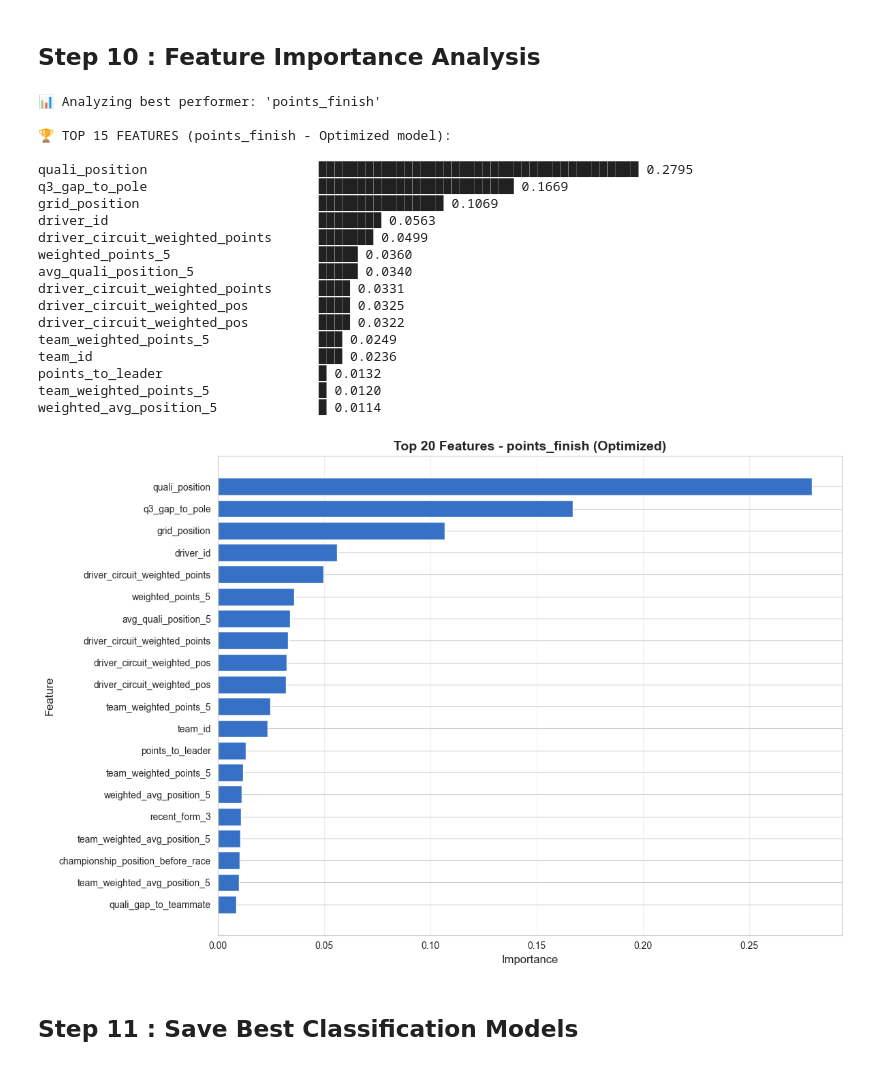
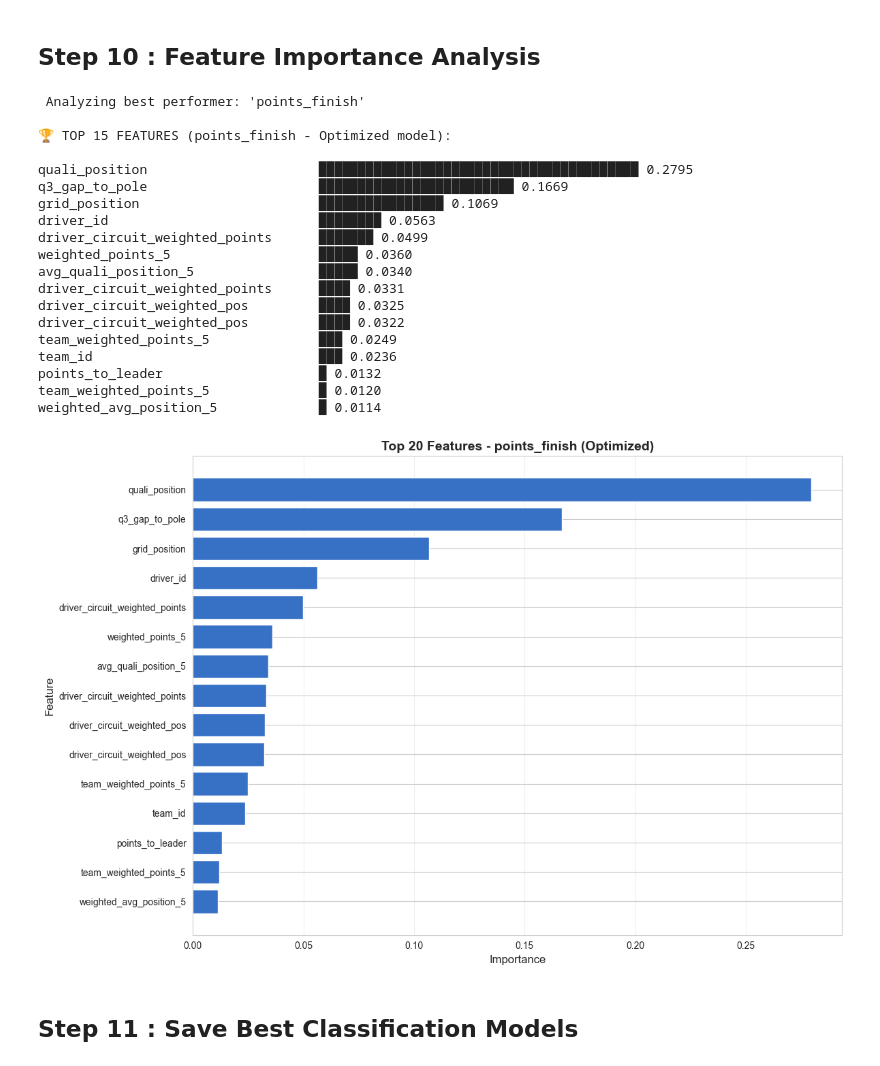
Before and after one commit to saumyashah0510/f1-prediction-hub, a Jupyter notebook: ml/notebooks/04_train_random_forest_classification_optimized.ipynb, the cells around one changed output. Cells and saved outputs as stored; diff of their text form; code cells hidden in the pictures.

Commit message:
completed rf classification

```diff
--- a/ml/notebooks/04_train_random_forest_classification_optimized.ipynb
+++ b/ml/notebooks/04_train_random_forest_classification_optimized.ipynb
@@ -113,7 +106,7 @@ for target in classification_targets:
 ## Step 4 : Define Evaluation Function
 # %%
 def calculate_classification_metrics(y_true, y_pred, y_prob=None, weights=None):
-    """Calculate classification metrics"""
+
     acc = accuracy_score(y_true, y_pred, sample_weight=weights)
     prec = precision_score(y_true, y_pred, sample_weight=weights, zero_division=0)
     rec = recall_score(y_true, y_pred, sample_weight=weights, zero_division=0)
@@ -129,7 +122,7 @@ def calculate_classification_metrics(y_true, y_pred, y_prob=None, weights=None):
     }
 
 def find_optimal_threshold(y_true, y_prob, weights=None):
-    """Find optimal classification threshold based on F1 score"""
+
     thresholds = np.arange(0.1, 0.9, 0.05)
     best_f1 = 0
     best_threshold = 0.5
@@ -144,7 +137,6 @@ def find_optimal_threshold(y_true, y_prob, weights=None):
     return best_threshold, best_f1
 
 def plot_learning_curve(model, X, y, weights=None, cv=5, title="Learning Curve"):
-    """Plot learning curve to detect overfitting"""
 
     fit_params = {'sample_weight': weights} if weights is not None else None
 
@@ -537,7 +549,7 @@ print("✅ Detailed visualizations complete!")
 ## Step 10 : Feature Importance Analysis
 # %%
 best_target = comparison_df.loc[comparison_df['Optimized_F1'].idxmax(), 'Target']
-print(f"\n📊 Analyzing best performer: '{best_target}'")
+print(f"\n Analyzing best performer: '{best_target}'")
 
 if optimized_class_results[best_target]['test_metrics_optimized']['F1'] > \
    baseline_class_results[best_target]['test_metrics_optimized']['F1']:
@@ -547,7 +559,7 @@ else:
     best_model = baseline_class_models[best_target]
     model_type = "Baseline"
 
-# Get feature importance
+
 feature_importance = pd.DataFrame({
     'feature': feature_cols,
     'importance': best_model.feature_importances_
@@ -558,39 +570,39 @@ for idx, row in feature_importance.head(15).iterrows():
     bar = '█' * int(row['importance'] * 150)
     print(f"{row['feature'][:35]:35s} {bar} {row['importance']:.4f}")
 
-# Visualize
+
 plt.figure(figsize=(12, 8))
-top_features = feature_importance.head(20)
+top_features = feature_importance.head(15)
 plt.barh(range(len(top_features)), top_features['importance'], color='#3671C6')
 plt.yticks(range(len(top_features)), top_features['feature'])
-plt.xlabel('Importance', fontsize=12)
+plt.xlabel('Importance', fontsize= 12)
 plt.ylabel('Feature', fontsize=12)
 plt.title(f'Top 20 Features - {best_target} ({model_type})', fontweight='bold', fontsize=14)
 plt.gca().invert_yaxis()
 plt.grid(axis='x', alpha=0.3)
 plt.tight_layout()
 plt.show()
 # %% [output]
-📊 Analyzing best performer: 'points_finish'
+ Analyzing best performer: 'points_finish'
 
 🏆 TOP 15 FEATURES (points_finish - Optimized model):
 
 quali_position                      █████████████████████████████████████████ 0.2795
 q3_gap_to_pole                      █████████████████████████ 0.1669
 grid_position                       ████████████████ 0.1069
 driver_id                           ████████ 0.0563
 driver_circuit_weighted_points      ███████ 0.0499
 weighted_points_5                   █████ 0.0360
 avg_quali_position_5                █████ 0.0340
 driver_circuit_weighted_points      ████ 0.0331
 driver_circuit_weighted_pos         ████ 0.0325
 driver_circuit_weighted_pos         ████ 0.0322
 team_weighted_points_5              ███ 0.0249
 team_id                             ███ 0.0236
 points_to_leader                    █ 0.0132
 team_weighted_points_5              █ 0.0120
 weighted_avg_position_5             █ 0.0114
-[figure, old version]
+[figure, new version]
 # %% [markdown]
 ## Step 11 : Save Best Classification Models
 # %%
```
Also changed, not shown: parts of 3 cells of this notebook, 1 other file.
